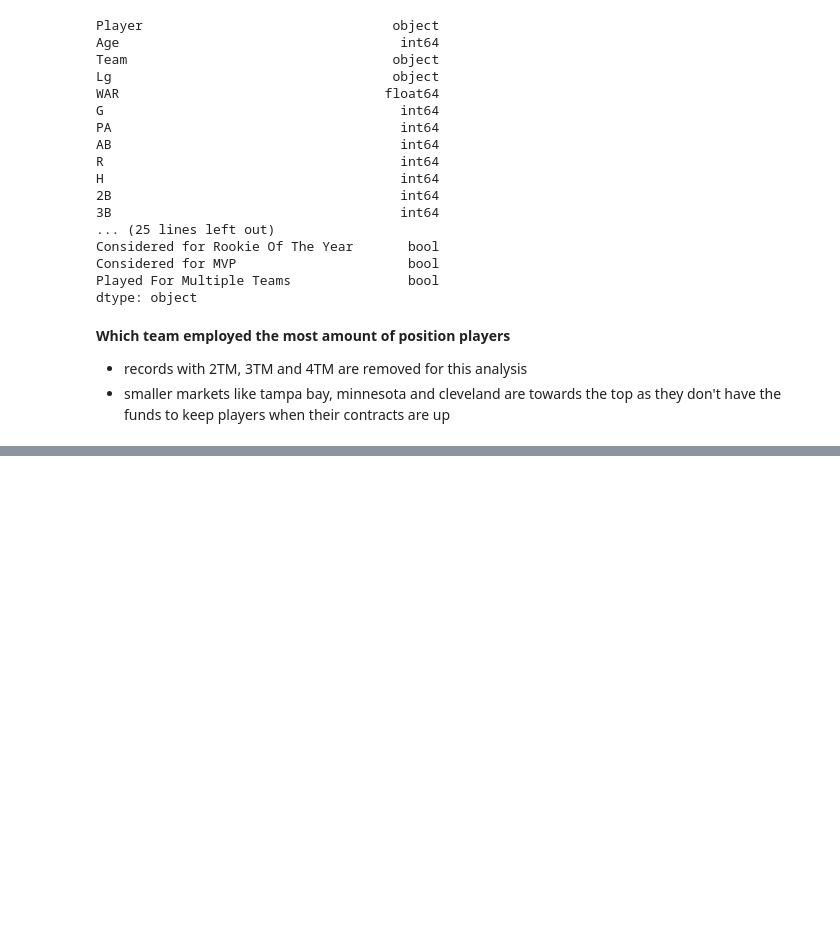
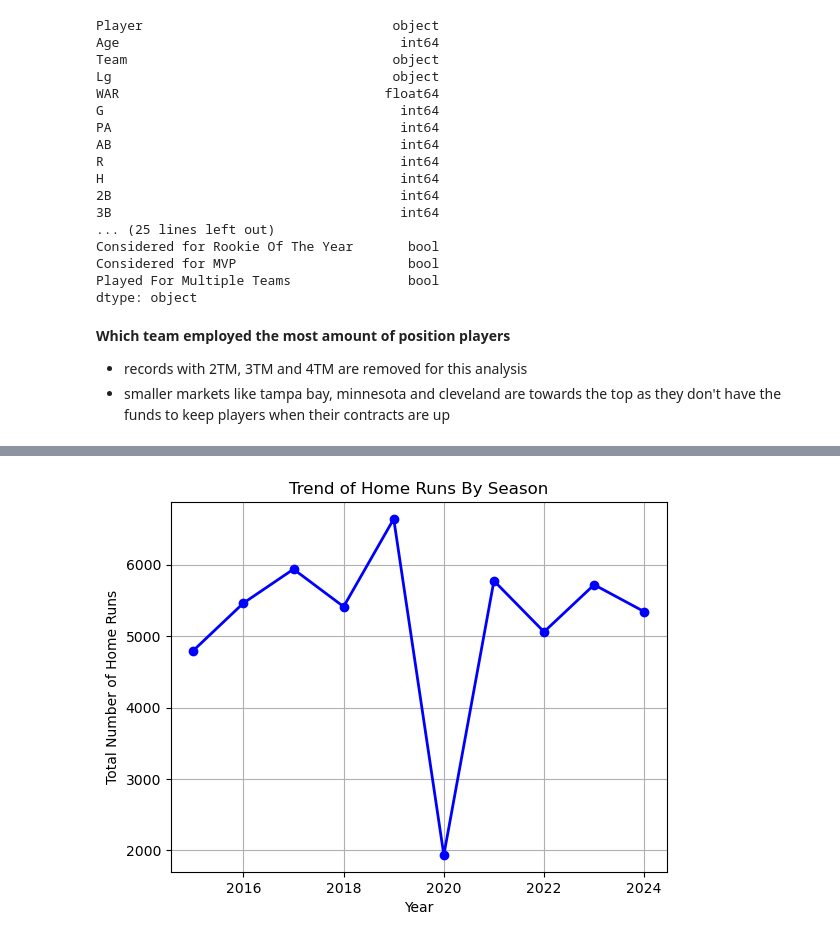
Before and after one commit to AHayslip23/Baseball-Hitting-2015-2024, a Jupyter notebook: Baseball Hitting.ipynb, the cells around one changed output, grey strips where cells are left out. Drawn from its saved outputs; the diff is of its cells as text; code cells hidden in the pictures; blank space fills up the shorter version.

```diff
--- a/Baseball Hitting.ipynb
+++ b/Baseball Hitting.ipynb
@@ -187,0 +281,11 @@ plt.show()
+# %%
+home_runs_totals = cleaned_baseball.groupby("Year")["HR"].sum()
+
+home_runs_totals.plot(kind="line", marker="o", color="blue", linewidth=2)
+plt.title("Trend of Home Runs By Season")
+plt.xlabel("Year")
+plt.ylabel("Total Number of Home Runs")
+plt.grid(True)
+plt.show()
+# %% [output]
+[figure, added]
```
Also changed, not shown: parts of 15 cells of this notebook, 1 other file.
